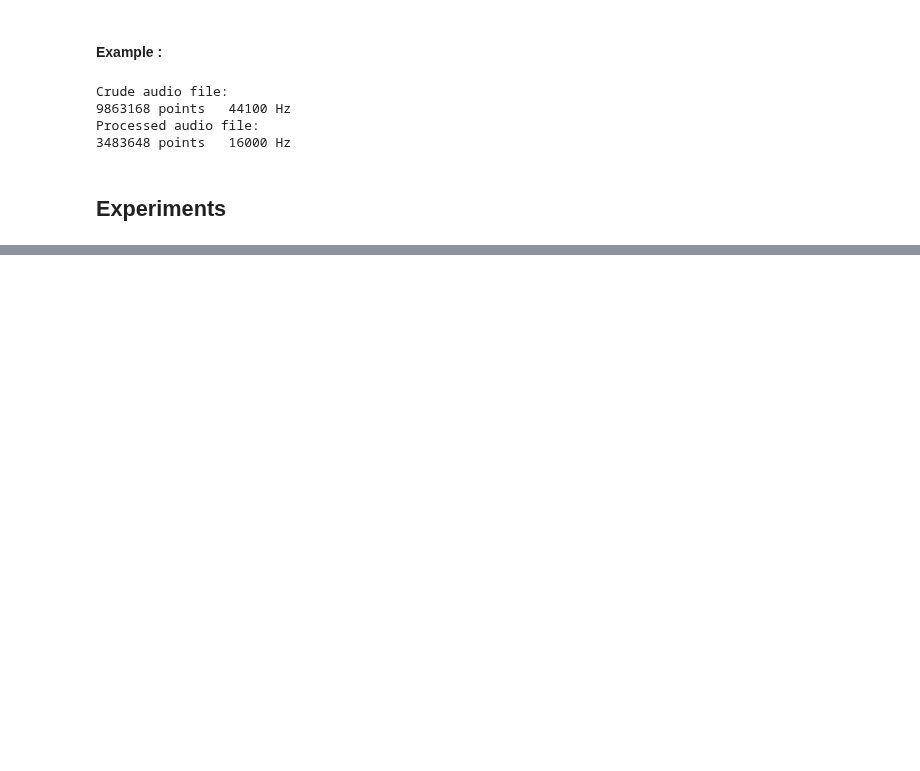
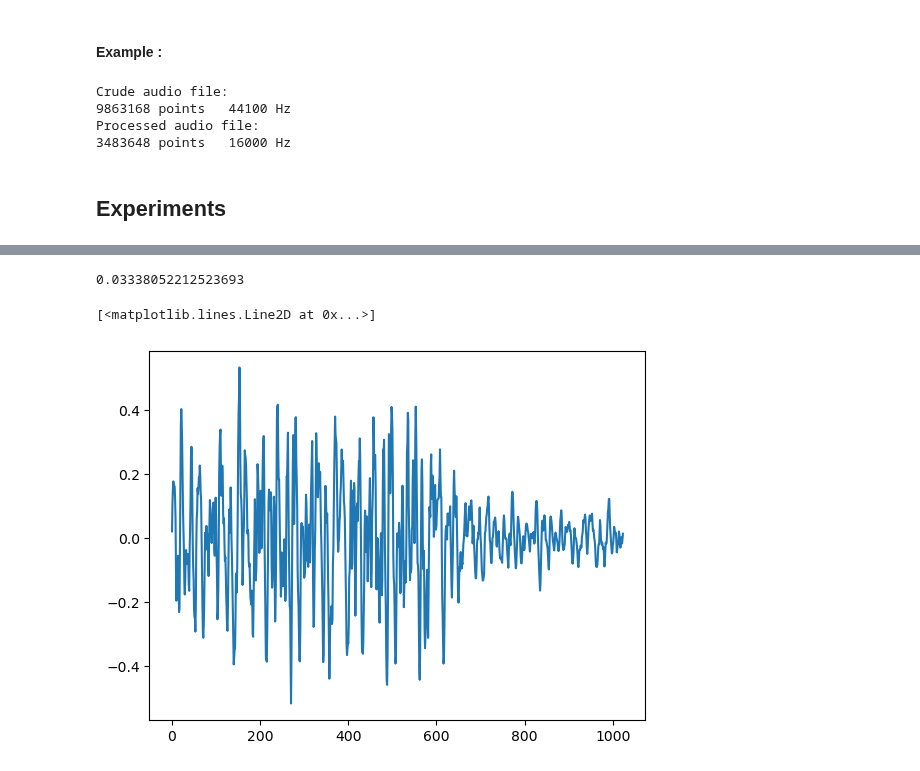
Before and after one commit to pierreaguie/C-OMP-for-Audio-Declipping, a Jupyter notebook: AudioDeclipping.ipynb, the cells around one changed output, grey strips where cells are left out. Drawn from its saved outputs; the diff is of its cells as text; code cells hidden in the pictures; blank space fills up the shorter version.

```diff
--- a/AudioDeclipping.ipynb
+++ b/AudioDeclipping.ipynb
@@ -710,0 +737,3 @@ def compute_SNR_m(y, y_reconstructed):
+# %%
+example_path = 'processed_sounds/accordion/1.wav'
+data = sf.read(example_path)[0]
@@ -710,0 +757,10 @@ def compute_SNR_m(y, y_reconstructed):
+# %%
+compute_SNR_m(threesec_data, reconstructed,theta_clip=0.15)
+# %% [output]
+0.03338052212523693
+# %%
+one_frame = data[120000 : 120000 + 1024]
+plt.plot(one_frame)
+# %% [output]
+[<matplotlib.lines.Line2D at 0x...>]
+[figure, added]
```
Also changed, not shown: parts of 13 cells of this notebook.
